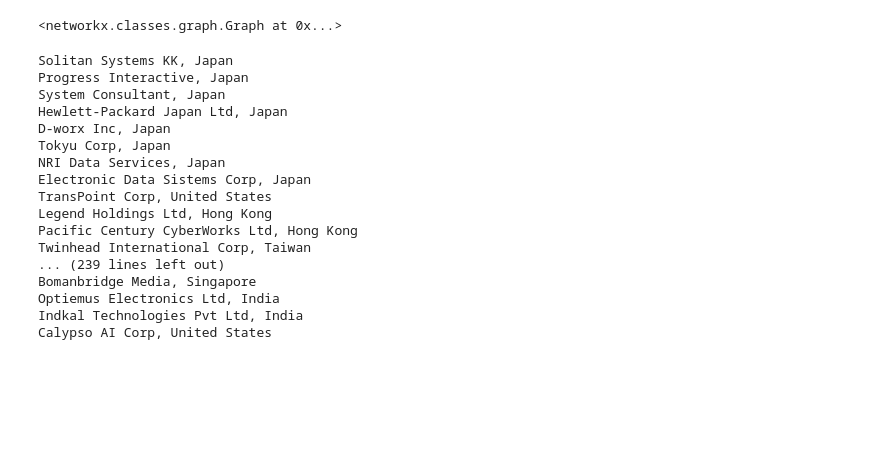
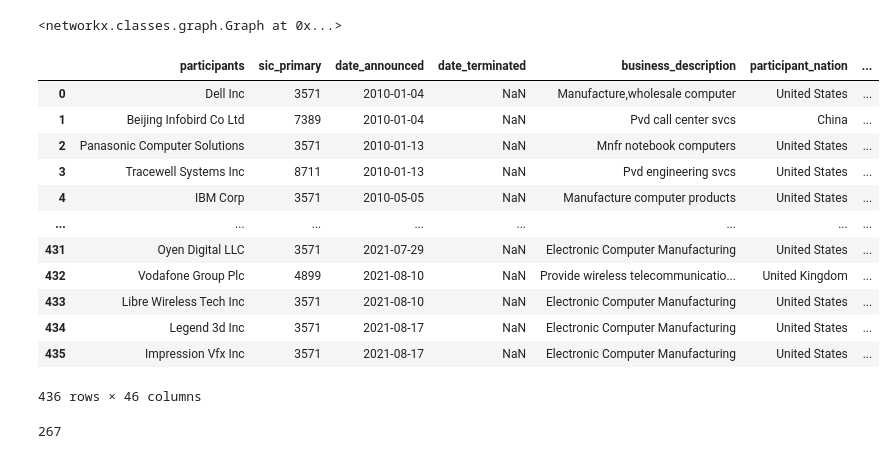
Before and after one commit to skyrimer/business-insights-and-networks, a Jupyter notebook: notebooks/test.ipynb, the cells around one changed output. Cells and saved outputs as stored; diff of their text form; code cells hidden in the pictures; blank space fills up the shorter version.

```diff
--- a/notebooks/test.ipynb
+++ b/notebooks/test.ipynb
@@ -624,25 +624,24 @@ plot_alliance_network_for_code(sdc_filt.query("continent == 'America'"), allianc
 # %%
 import pandas as pd
 # %%
-df = pd.read_csv("../data/filtered_sdc.csv")
+df = pd.read_csv("../data/sdc_patents_orbis_merged.csv")
 # %%
-for _, p in df.drop_duplicates("participants")[["participants", "participant_country"]].iterrows():
-    print(f'{p["participants"]}, {p["participant_country"]}')
+df
 # %% [output]
+|  | participants | sic_primary | date_announced | date_terminated | business_description | participant_nation | ... |
+| 0 | Dell Inc | 3571 | 2010-01-04 | NaN | Manufacture,wholesale computer | United States | ... |
+| 1 | Beijing Infobird Co Ltd | 7389 | 2010-01-04 | NaN | Pvd call center svcs | China | ... |
+| 2 | Panasonic Computer Solutions | 3571 | 2010-01-13 | NaN | Mnfr notebook computers | United States | ... |
+| 3 | Tracewell Systems Inc | 8711 | 2010-01-13 | NaN | Pvd engineering svcs | United States | ... |
+| 4 | IBM Corp | 3571 | 2010-05-05 | NaN | Manufacture computer products | United States | ... |
+| ... | ... | ... | ... | ... | ... | ... | ... |
+| 431 | Oyen Digital LLC | 3571 | 2021-07-29 | NaN | Electronic Computer Manufacturing | United States | ... |
+| 432 | Vodafone Group Plc | 4899 | 2021-08-10 | NaN | Provide wireless telecommunicatio... | United Kingdom | ... |
+| 433 | Libre Wireless Tech Inc | 3571 | 2021-08-10 | NaN | Electronic Computer Manufacturing | United States | ... |
+| 434 | Legend 3d Inc | 3571 | 2021-08-17 | NaN | Electronic Computer Manufacturing | United States | ... |
+| 435 | Impression Vfx Inc | 3571 | 2021-08-17 | NaN | Electronic Computer Manufacturing | United States | ... |
-Solitan Systems KK, Japan
-Progress Interactive, Japan
-System Consultant, Japan
-Hewlett-Packard Japan Ltd, Japan
-D-worx Inc, Japan
-Tokyu Corp, Japan
-NRI Data Services, Japan
-Electronic Data Sistems Corp, Japan
-TransPoint Corp, United States
-Legend Holdings Ltd, Hong Kong
-Pacific Century CyberWorks Ltd, Hong Kong
-Twinhead International Corp, Taiwan
-... (239 lines left out)
-Bomanbridge Media, Singapore
-Optiemus Electronics Ltd, India
-Indkal Technologies Pvt Ltd, India
-Calypso AI Corp, United States
+436 rows × 46 columns
+# %%
+len(df.drop_duplicates("participants")[["participants", "participant_country"]])
+# %% [output]
+267
```
Also changed, not shown: 16 other files.
